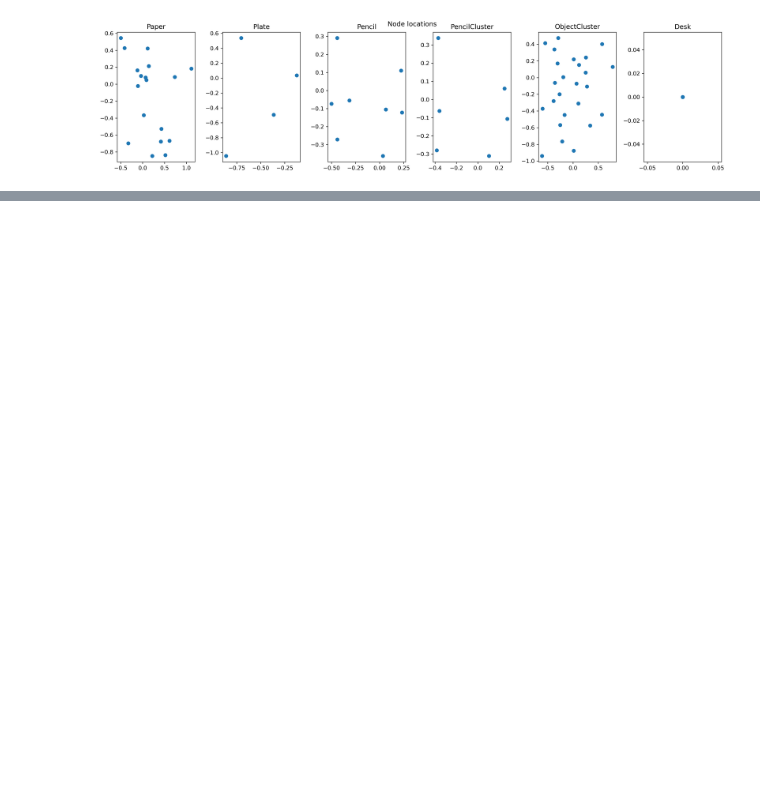
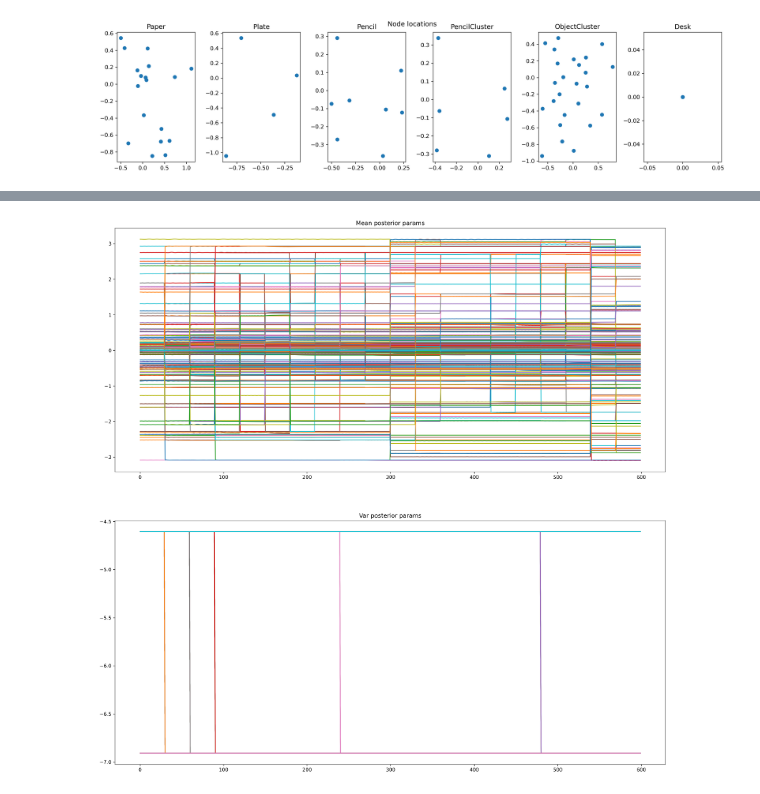
Before and after one commit to gizatt/spatial_scene_grammars, a Jupyter notebook: spatial_scene_grammars_examples/planar_clusters_gaussians/demo_grammar_fitting.ipynb, the cells around one changed output, grey strips where cells are left out. Cells and saved outputs as stored; diff of their text form; code cells hidden in the pictures; blank space fills up the shorter version.

```diff
--- a/spatial_scene_grammars_examples/planar_clusters_gaussians/demo_grammar_fitting.ipynb
+++ b/spatial_scene_grammars_examples/planar_clusters_gaussians/demo_grammar_fitting.ipynb
@@ -182,3 +184,32 @@ for k in range(10):
     tree = random_grammar.sample_tree(detach=True)
     draw_scene_tree_contents_meshcat(tree, zmq_url=vis.window.zmq_url, prefix="fit_sample_%d/contents" % k)
     draw_scene_tree_structure_meshcat(tree, zmq_url=vis.window.zmq_url, prefix="fit_sample_%d/structure" % k)
+# %%
+# Plot variational posterior parameters over optimization
+def plot_posterior_params(self):
+    svi_param_hists = [{} for k in range(len(self.observed_node_sets))]
+    for posteriors, posterior_histories in self.posterior_major_iters:
+        for state_dict in posterior_histories:
+            posteriors.load_state_dict(state_dict)
+            for k, posterior in enumerate(posteriors):
+                hist_dict = svi_param_hists[k]
+                for key, value in posterior.named_parameters():
+                    if key not in hist_dict:
+                        hist_dict[key] = []
+                    hist_dict[key].append(deepcopy(value.detach()))
+    plt.figure(dpi=300).set_size_inches(20, 20)
+    ax1 = plt.subplot(2, 1, 1)
+    plt.title("Mean posterior params")
+    ax2 = plt.subplot(2, 1, 2)
+    plt.title("Var posterior params")
+    for param_hist in svi_param_hists:
+        for key, value in param_hist.items():
+            data = torch.stack(value).detach().numpy()
+            if "mean" in key.split(".")[0]:
+                ax1.plot(data)
+            else:
+                ax2.plot(data)
+
+plot_posterior_params(svi)
+# %% [output]
+[figure, added]
```
Also changed, not shown: parts of 5 cells of this notebook, 12 other files.
